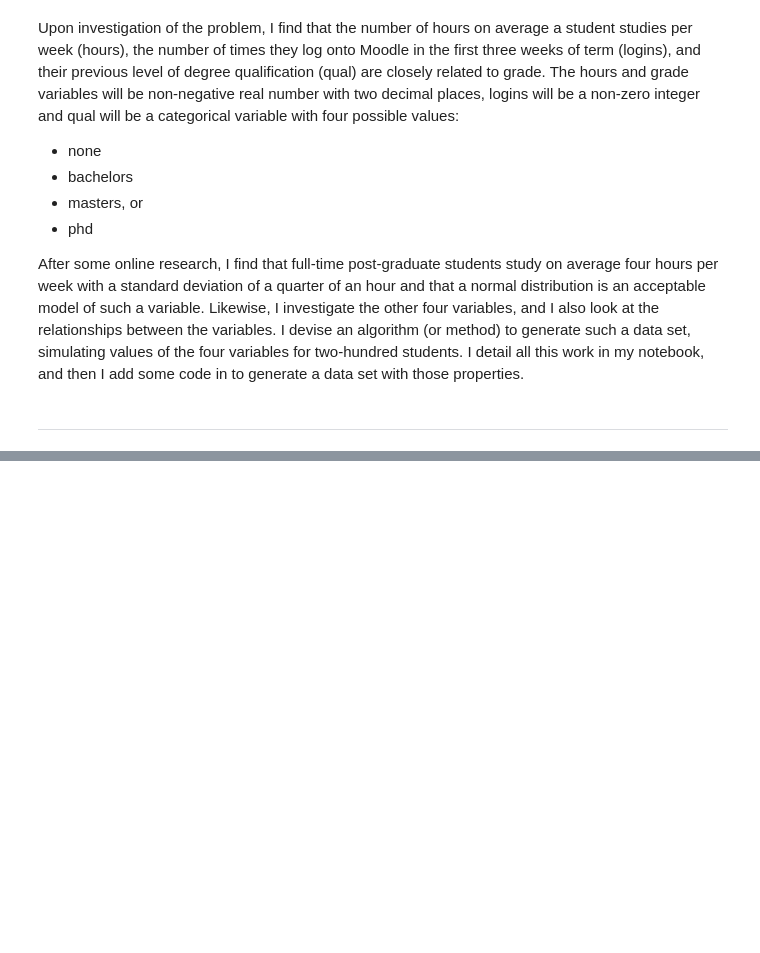
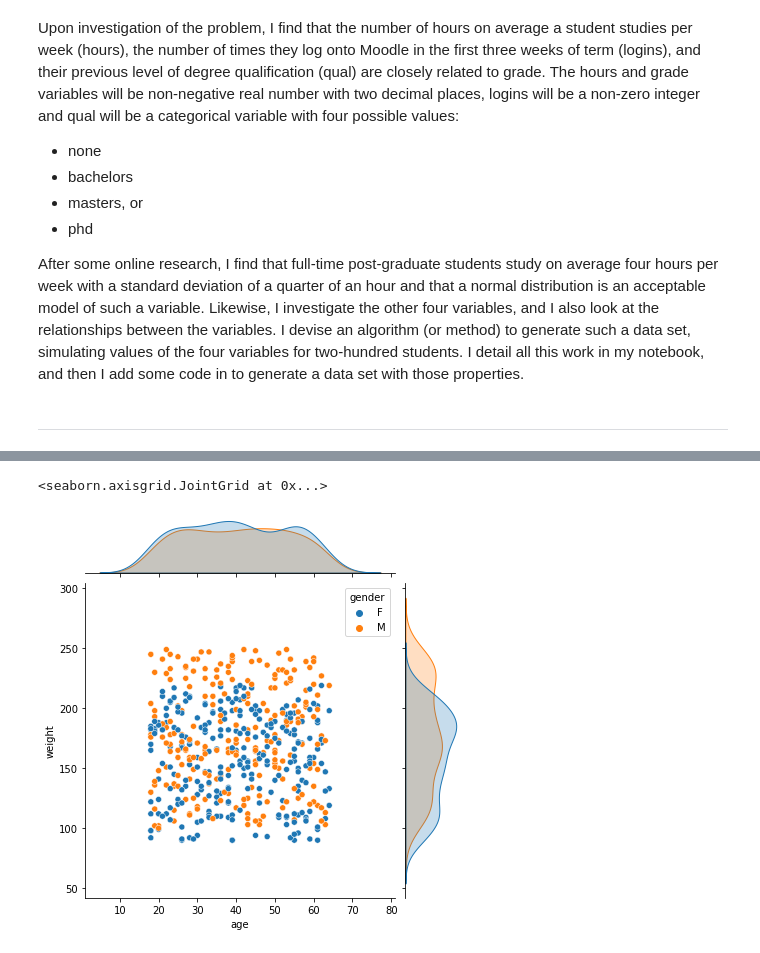
Before and after one commit to jonkavana/PODA-Simulation-2020, a Jupyter notebook: Phenomenon Simulated Data.ipynb, the cells around one changed output, grey strips where cells are left out. Drawn from its saved outputs; the diff is of its cells as text; code cells hidden in the pictures; blank space fills up the shorter version.

```diff
--- a/Phenomenon Simulated Data.ipynb
+++ b/Phenomenon Simulated Data.ipynb
@@ -36,0 +167,7 @@ ___
+# %%
+fd = pd.read_csv("https://ssc.ca/sites/default/files/archive/documents/case_studies/2003/documents/datafile.dat")
+# %%
+sns.jointplot(data=fd, x="age", y="weight",  hue="gender")
+# %% [output]
+<seaborn.axisgrid.JointGrid at 0x...>
+[figure, added]
```
Also changed, not shown: parts of 25 cells of this notebook.
